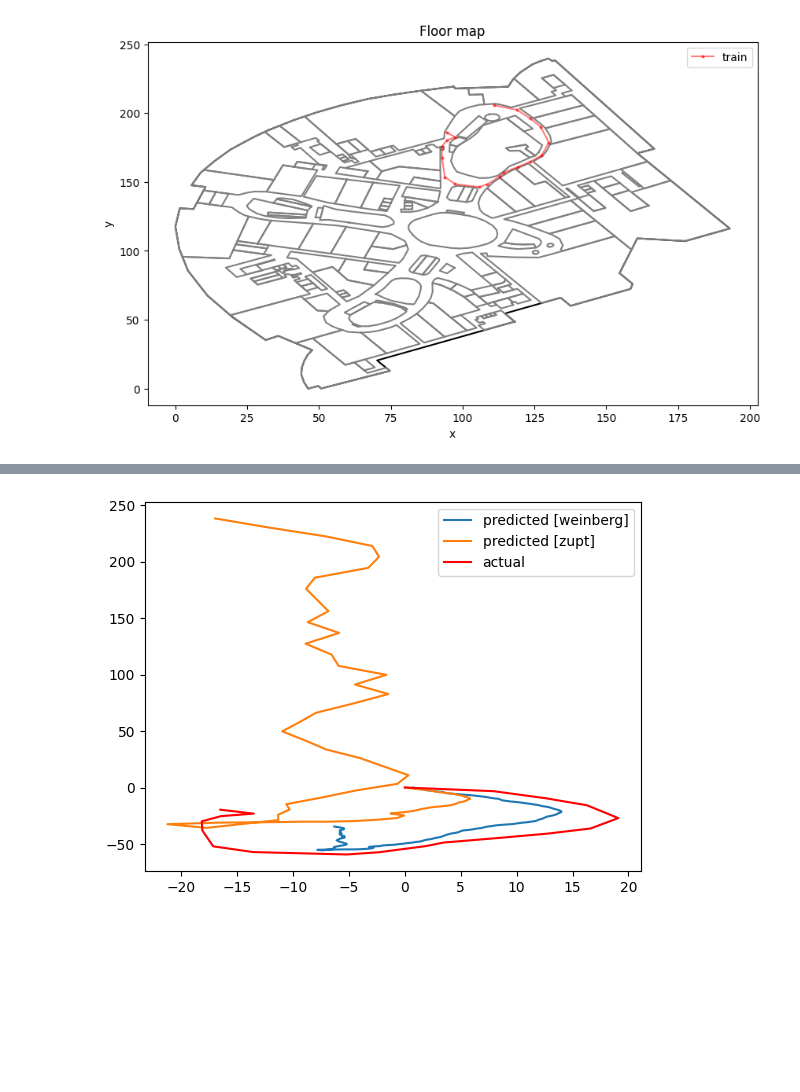
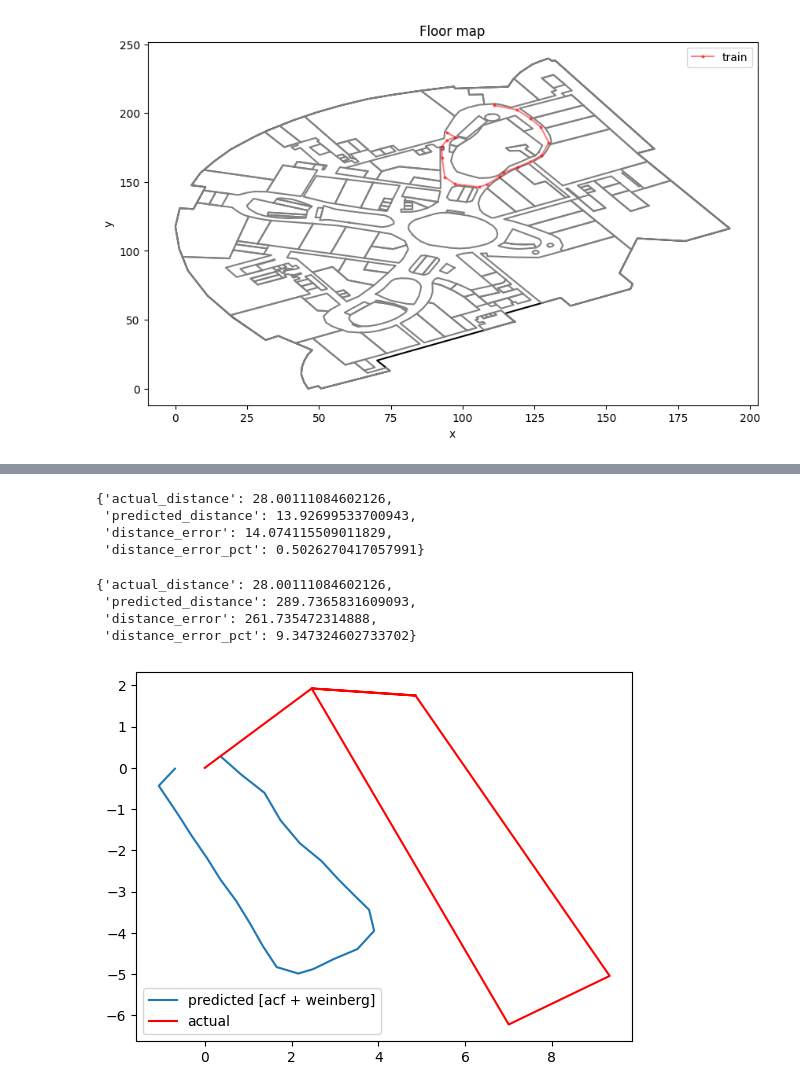
Before and after one commit to hungnd11/my-thesis, a Jupyter notebook: code/notebooks/pdr_experiments.ipynb, the cells around one changed output, grey strips where cells are left out. Drawn from its saved outputs; the diff is of its cells as text; code cells hidden in the pictures; blank space fills up the shorter version.

```diff
--- a/code/notebooks/pdr_stride_length.ipynb
+++ b/code/notebooks/pdr_experiments.ipynb
@@ -315,0 +241,25 @@ zupt_rel_positions = compute_rel_positions(stride_lengths, step_headings)
+# %%
+supervision_df = pd.read_csv(
+    "../../data/output/20230903_semi_supervision_setup.csv", index_col=0)
+supervision_df["site_id"] = supervision_df["site_id"].astype("category")
+supervision_df["floor_id"] = supervision_df["floor_id"].astype("category")
+supervision_df["dataset"] = supervision_df["dataset"].astype("category")
+
+train_test_assignment = pd.read_csv(
+    "../../data/output/20230903_train_test_assignment.csv")
+train_test_assignment["site_id"] = train_test_assignment["site_id"].astype(
+    "category")
+train_test_assignment["floor_id"] = train_test_assignment["floor_id"].astype(
+    "category")
+train_test_assignment["dataset"] = train_test_assignment["dataset"].astype(
+    "category")
+
+supervision_floor_df = supervision_df.loc[
+    (supervision_df["supervision_pct"] == SUPERVISION_PCT) &
+    (supervision_df["dataset"] == "unlabeled")]
+
+unique_floors = supervision_floor_df[["site_id",
+                                      "floor_id"]].drop_duplicates().values
+
+print("The number of floors:", unique_floors.shape[0])
+print("The number of tracks:", supervision_floor_df.shape[0])
@@ -316,19 +364,38 @@ zupt_rel_positions = compute_rel_positions(stride_lengths, step_headings)
+# %%
+acf_weinberg_rel_positions = acf_weinberg.predict(path_data_collection)
+acf_zupt_rel_positions = acf_zupt.predict(path_data_collection)
+# %%
+acf_weinberg_step_positions = compute_cumulative_step_positions(acf_weinberg_rel_positions)
+acf_zupt_step_positions = compute_cumulative_step_positions(acf_zupt_rel_positions)
+# %%
+compute_error_metrics(path_data_collection.waypoint, acf_weinberg_step_positions)
+# %% [output]
+{'actual_distance': 28.00111084602126,
+ 'predicted_distance': 13.92699533700943,
+ 'distance_error': 14.074115509011829,
+ 'distance_error_pct': 0.5026270417057991}
+# %%
+compute_error_metrics(path_data_collection.waypoint, acf_zupt_step_positions)
+# %% [output]
+{'actual_distance': 28.00111084602126,
+ 'predicted_distance': 289.7365831609093,
+ 'distance_error': 261.735472314888,
+ 'distance_error_pct': 9.347324602733702}
 # %%
 fig, ax = plt.subplots()
 
-weinberg_cx = np.cumsum(weinberg_rel_positions[:, 1])
-weinberg_cy = np.cumsum(weinberg_rel_positions[:, 2])
 
-zupt_cx = np.cumsum(zupt_rel_positions[:, 1])
-zupt_cy = np.cumsum(zupt_rel_positions[:, 2])
-
-ax.plot(weinberg_cx, weinberg_cy, label="predicted [weinberg]")
-ax.plot(zupt_cx, zupt_cy, label="predicted [zupt]")
+ax.plot(acf_weinberg_step_positions[:, 1],
+        acf_weinberg_step_positions[:, 2],
+        label="predicted [acf + weinberg]")
+# ax.plot(acf_zupt_step_positions[:, 1],
+#         acf_zupt_step_positions[:, 2],
+#         label="predicted [acf + zupt]")
 ax.plot(path_data_collection.waypoint[:, 1] - path_data_collection.waypoint[0, 1],
         path_data_collection.waypoint[:, 2] - path_data_collection.waypoint[0, 2],
         color="red", label="actual")
 ax.legend()
 
 plt.show()
 # %% [output]
-[figure, old version]
+[figure, new version]
```
Also changed, not shown: parts of 37 cells of this notebook, 3 other files.
